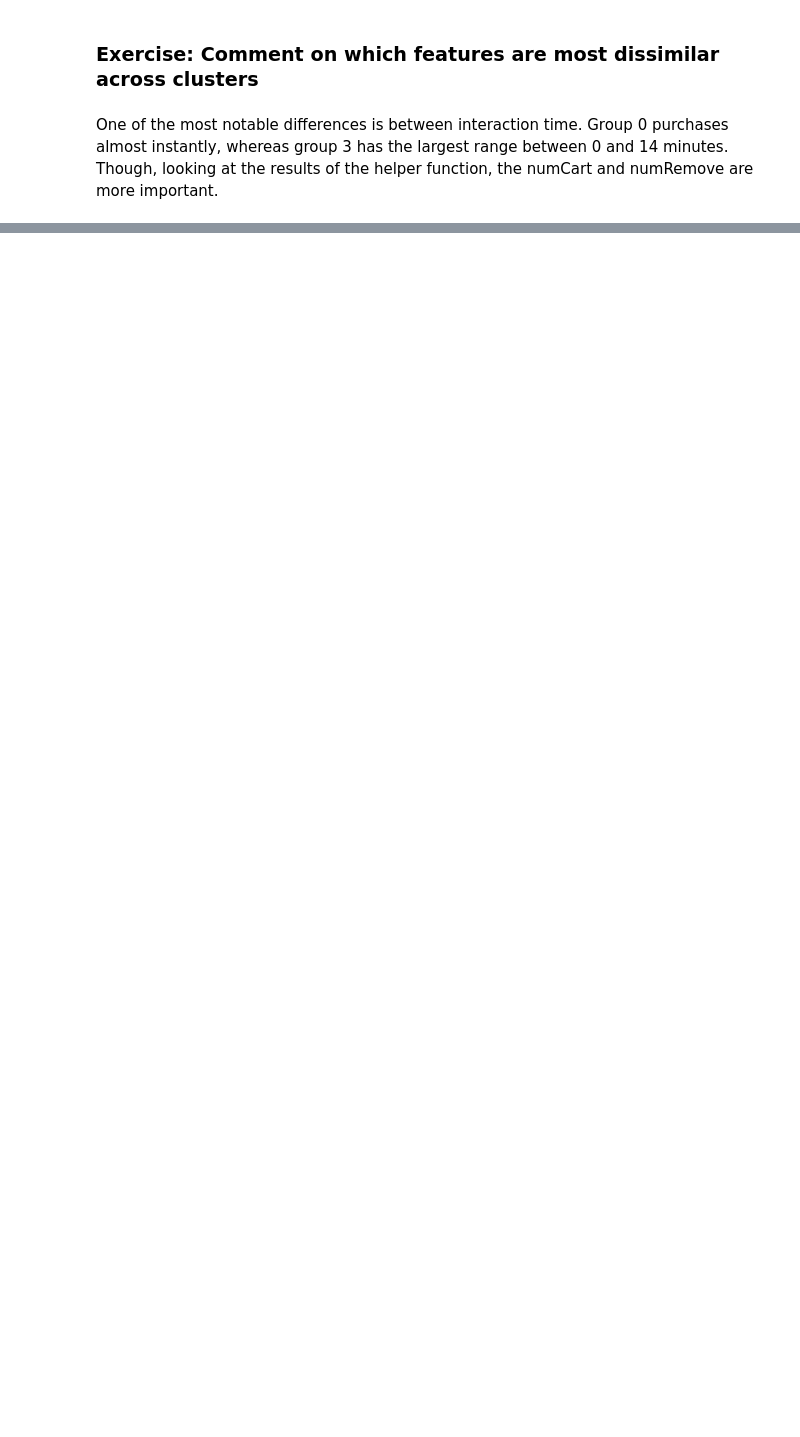
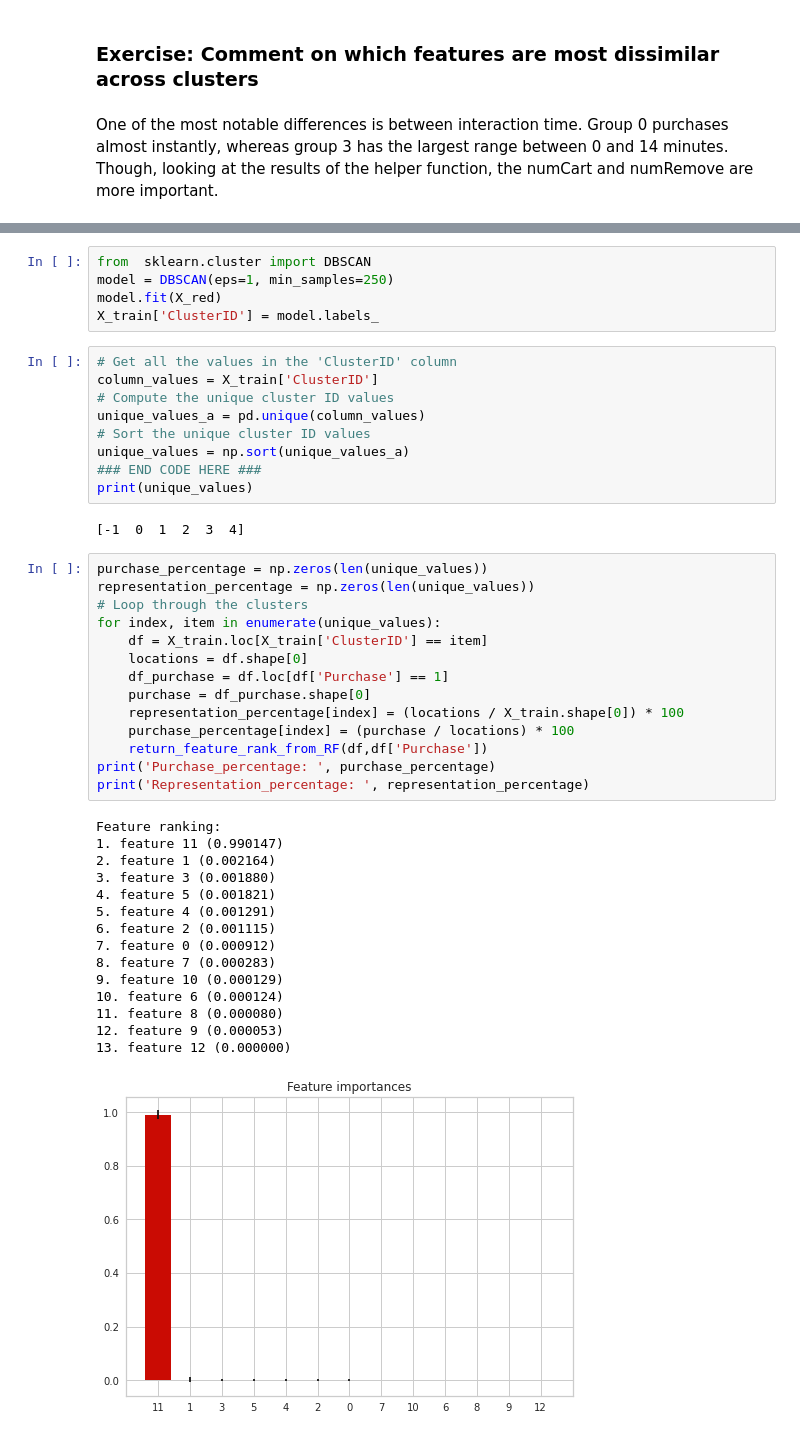
Before and after one commit to sfmajors373/FourthBrain, a Jupyter notebook: Week3/Marketing_Insights_Target_Cosmetics-v2.ipynb, the cells around one changed output, grey strips where cells are left out. Drawn from its saved outputs; the diff is of its cells as text; blank space fills up the shorter version.

```diff
--- a/Week3/Marketing_Insights_Target_Cosmetics-v2.ipynb
+++ b/Week3/Marketing_Insights_Target_Cosmetics-v2.ipynb
@@ -505,0 +508,46 @@ YellowbrickTypeError: The supplied model is not a clustering estimator; try a cl
+# %%
+from  sklearn.cluster import DBSCAN
+model = DBSCAN(eps=1, min_samples=250)
+model.fit(X_red)
+X_train['ClusterID'] = model.labels_
+# %%
+# Get all the values in the 'ClusterID' column
+column_values = X_train['ClusterID']
+# Compute the unique cluster ID values
+unique_values_a = pd.unique(column_values)
+# Sort the unique cluster ID values
+unique_values = np.sort(unique_values_a)
+### END CODE HERE ###
+print(unique_values)
+# %% [output]
+[-1  0  1  2  3  4]
+# %%
+purchase_percentage = np.zeros(len(unique_values))
+representation_percentage = np.zeros(len(unique_values))
+# Loop through the clusters
+for index, item in enumerate(unique_values):
+    df = X_train.loc[X_train['ClusterID'] == item]
+    locations = df.shape[0]
+    df_purchase = df.loc[df['Purchase'] == 1]
+    purchase = df_purchase.shape[0]
+    representation_percentage[index] = (locations / X_train.shape[0]) * 100
+    purchase_percentage[index] = (purchase / locations) * 100
+    return_feature_rank_from_RF(df,df['Purchase'])
+print('Purchase_percentage: ', purchase_percentage)
+print('Representation_percentage: ', representation_percentage)
+# %% [output]
+Feature ranking:
+1. feature 11 (0.990147)
+2. feature 1 (0.002164)
+3. feature 3 (0.001880)
+4. feature 5 (0.001821)
+5. feature 4 (0.001291)
+6. feature 2 (0.001115)
+7. feature 0 (0.000912)
+8. feature 7 (0.000283)
+9. feature 10 (0.000129)
+10. feature 6 (0.000124)
+11. feature 8 (0.000080)
+12. feature 9 (0.000053)
+13. feature 12 (0.000000)
+[figure, added]
```
Also changed, not shown: parts of 25 cells of this notebook, 2 other files.
